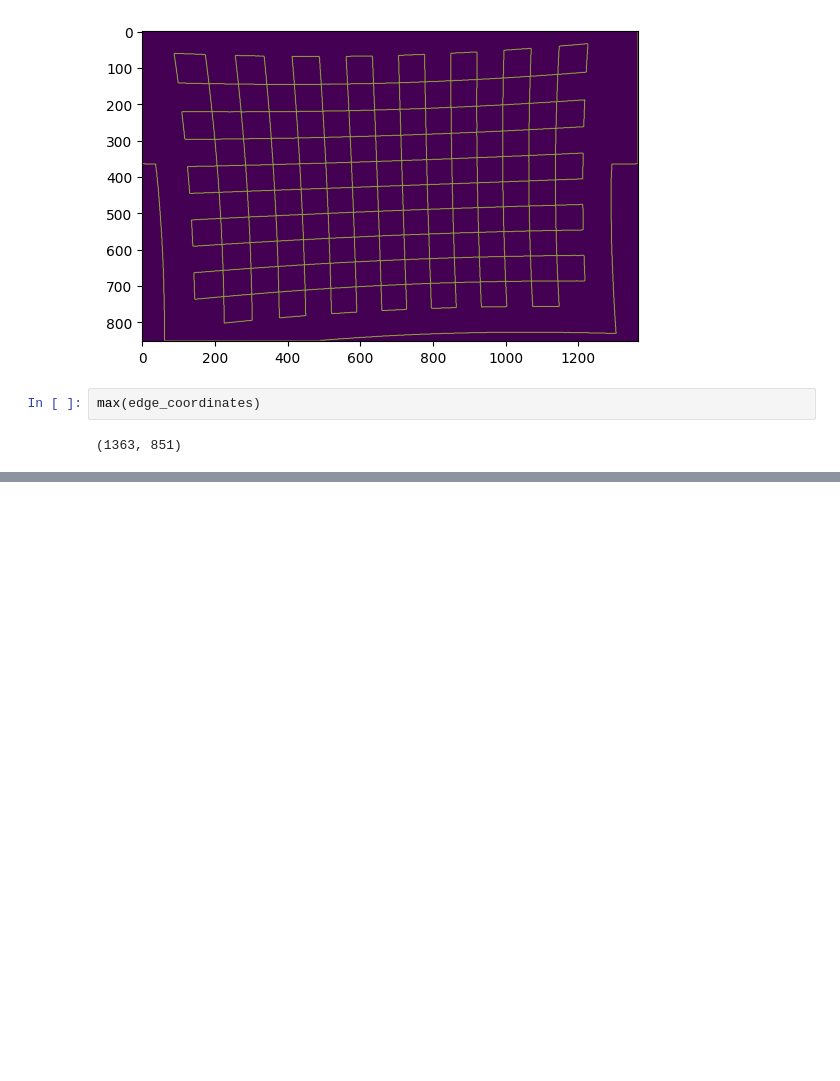
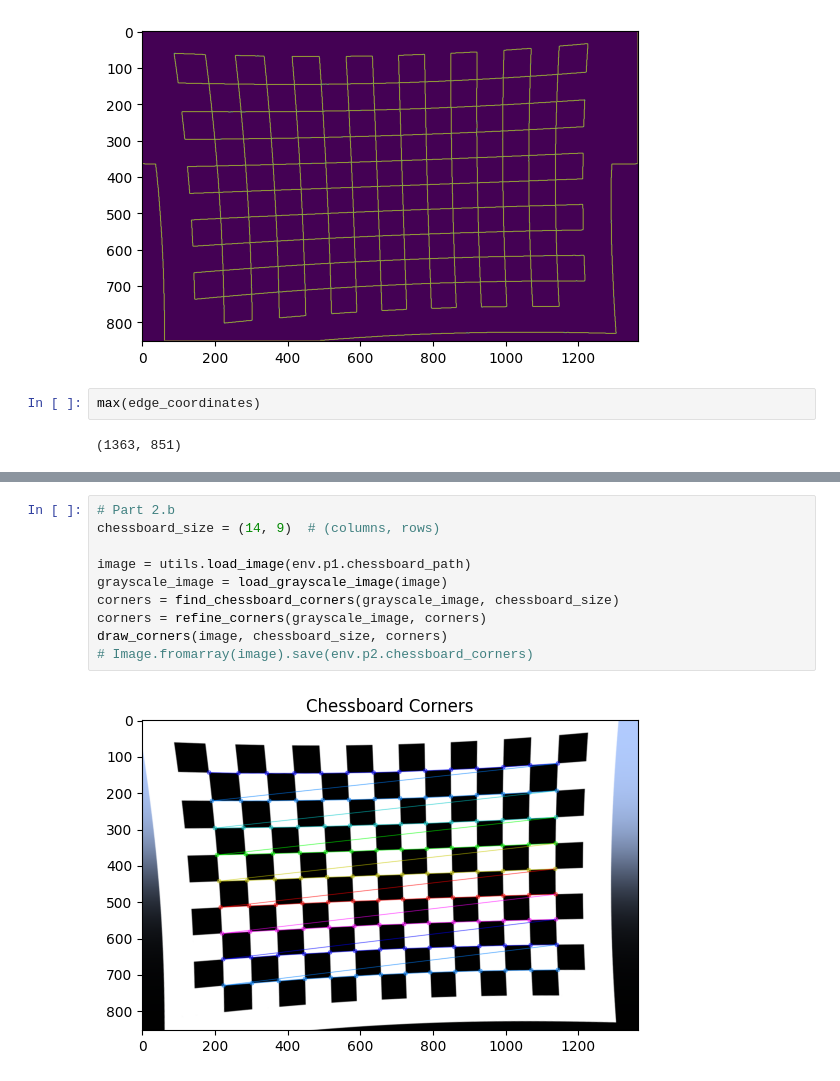
Before and after one commit to linv24/6.8300, a Jupyter notebook: pset3/test.ipynb, the cells around one changed output, grey strips where cells are left out. Cells and saved outputs as stored; diff of their text form; blank space fills up the shorter version.

```diff
--- a/pset3/test.ipynb
+++ b/pset3/test.ipynb
@@ -69,0 +100,12 @@ max(edge_coordinates)
+# %%
+# Part 2.b
+chessboard_size = (14, 9)  # (columns, rows)
+
+image = utils.load_image(env.p1.chessboard_path)
+grayscale_image = load_grayscale_image(image)
+corners = find_chessboard_corners(grayscale_image, chessboard_size)
+corners = refine_corners(grayscale_image, corners)
+draw_corners(image, chessboard_size, corners)
+# Image.fromarray(image).save(env.p2.chessboard_corners)
+# %% [output]
+[figure, added]
```
Also changed, not shown: parts of 25 cells of this notebook, 1 other file.
